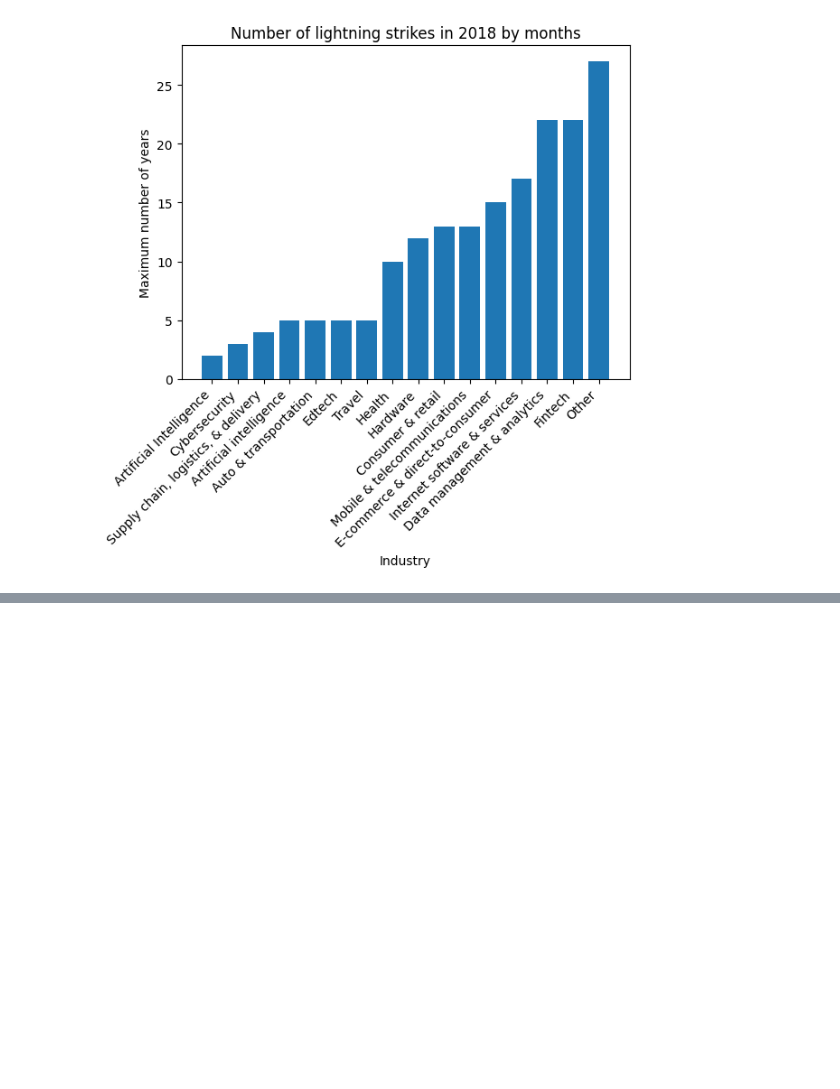
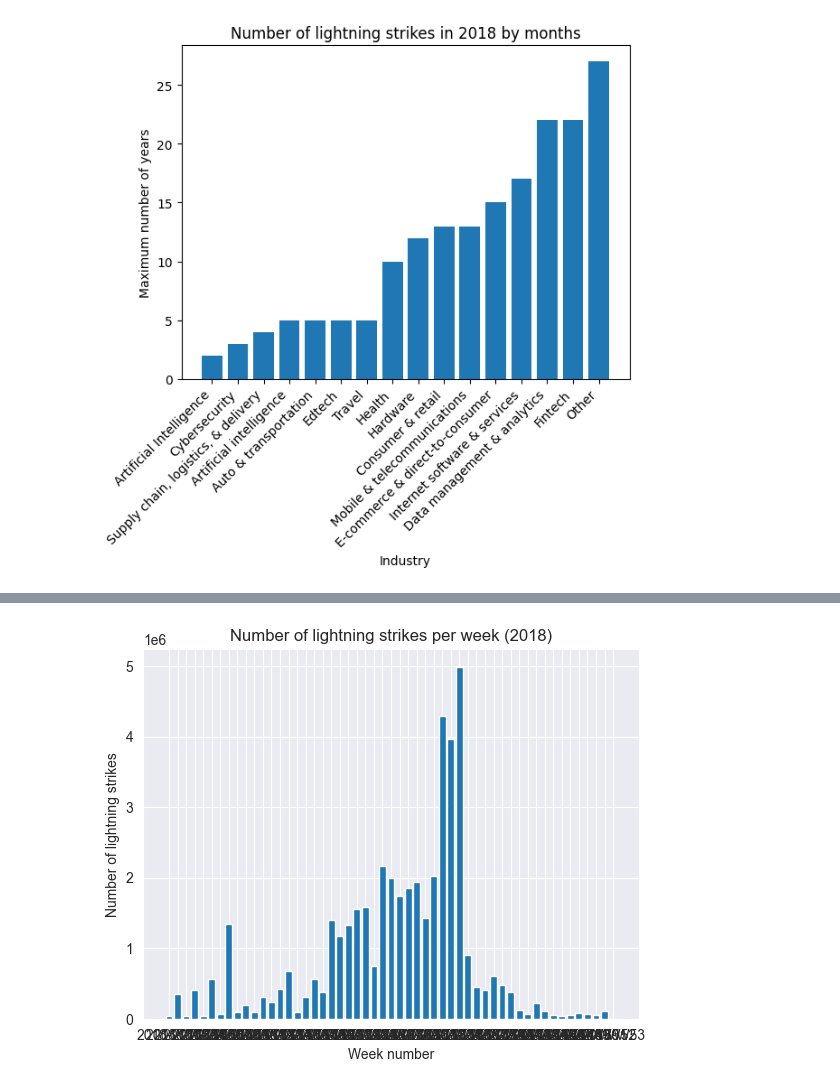
Before and after one commit to yildizramazan/daily-lightning-strikes, a Jupyter notebook: notebook.ipynb, the cells around one changed output, grey strips where cells are left out. Cells and saved outputs as stored; diff of their text form; code cells hidden in the pictures; blank space fills up the shorter version.

```diff
--- a/notebook.ipynb
+++ b/notebook.ipynb
@@ -326,3 +317,5 @@ dtypes: int64(1)
 memory usage: 256.0+ bytes
 None
 [figure]
+# %%
+date_manipulation_df = pd.read_csv("./eda_manipulate_date_strings_with_python.csv")
@@ -328,0 +340,2 @@ None
+# %%
+date_manipulation_df["date"] = pd.to_datetime(date_manipulation_df["date"])
@@ -328,0 +355,10 @@ None
+# %%
+date_manipulation_df["week"] = date_manipulation_df["date"].dt.strftime("%Y-W%W")
+
+date_manipulation_df["month"] = date_manipulation_df["date"].dt.strftime("%Y-%m")
+
+date_manipulation_df["quarter"] = date_manipulation_df["date"].dt.to_period("Q").dt.strftime("%Y-Q%q")
+
+date_manipulation_df['year'] = date_manipulation_df['date'].dt.strftime('%Y')
+
+date_manipulation_df.head(10)
@@ -328,0 +377,3 @@ None
+# %%
+df_by_week_2018 = date_manipulation_df[date_manipulation_df["year"] == "2018"].groupby(["week"])["number_of_strikes"].sum().reset_index()
+df_by_week_2018.head(10)
@@ -328,0 +392,8 @@ None
+# %%
+plt.bar(x=df_by_week_2018["week"],height= df_by_week_2018["number_of_strikes"])
+plt.plot()
+plt.xlabel("Week number")
+plt.ylabel("Number of lightning strikes")
+plt.title("Number of lightning strikes per week (2018)");
+# %% [output]
+[figure, added]
```
Also changed, not shown: parts of 15 cells of this notebook.
